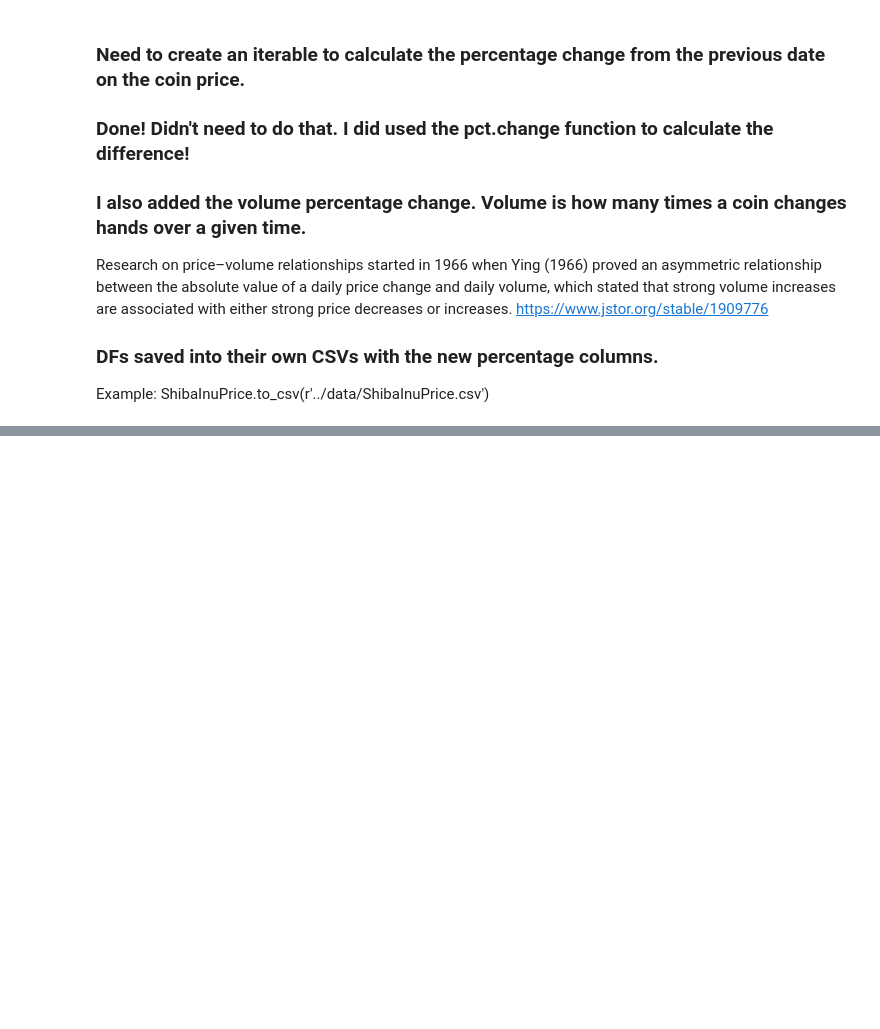
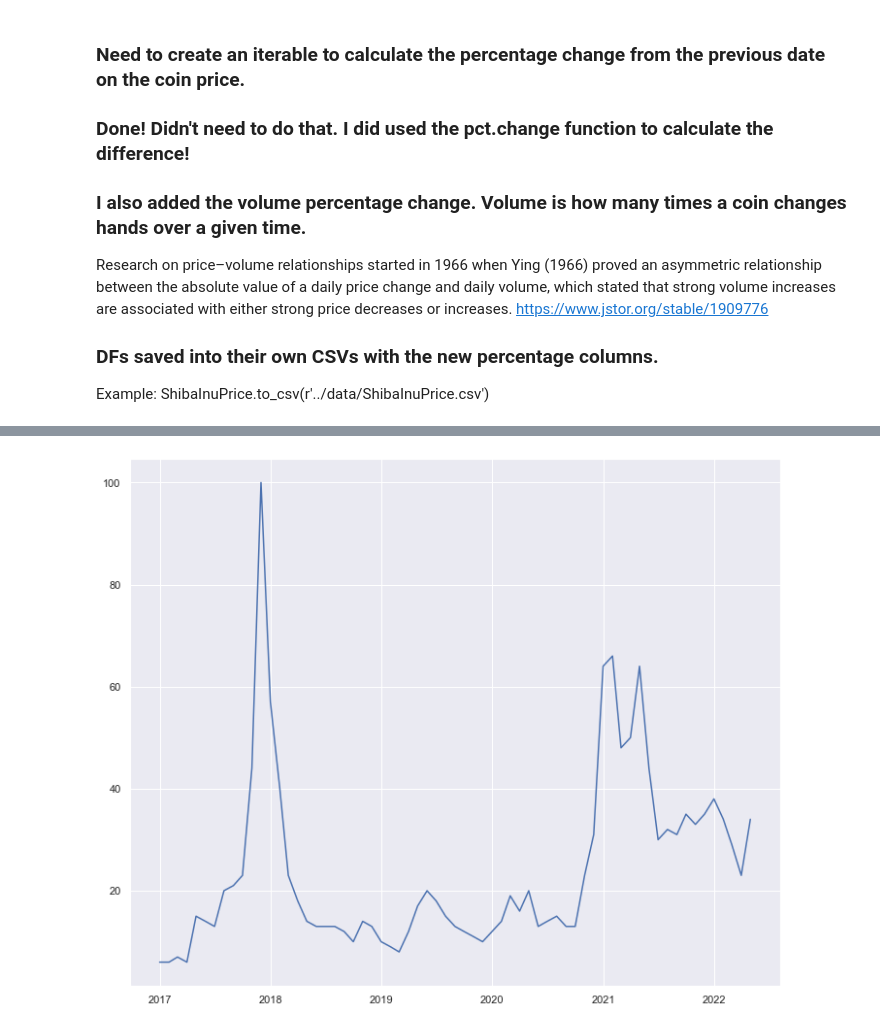
Before and after one commit to mrmoya413/Capstone_RudyMoya, a Jupyter notebook: Notebooks/Rudy_Moya_Capstone.ipynb, the cells around one changed output, grey strips where cells are left out. Cells and saved outputs as stored; diff of their text form; code cells hidden in the pictures; blank space fills up the shorter version.

```diff
--- a/Notebooks/Rudy_Moya_Capstone.ipynb
+++ b/Notebooks/Rudy_Moya_Capstone.ipynb
@@ -1069,0 +1230,9 @@ Example: ShibaInuPrice.to_csv(r'../data/ShibaInuPrice.csv')
+# %%
+x =googlebitcoin1['Month']
+y = googlebitcoin1['Trend_Count']
+
+plt.figure(figsize=(12,10))
+plt.plot(x, y)
+plt.show()
+# %% [output]
+[figure, added]
```
Also changed, not shown: parts of 29 cells of this notebook.
